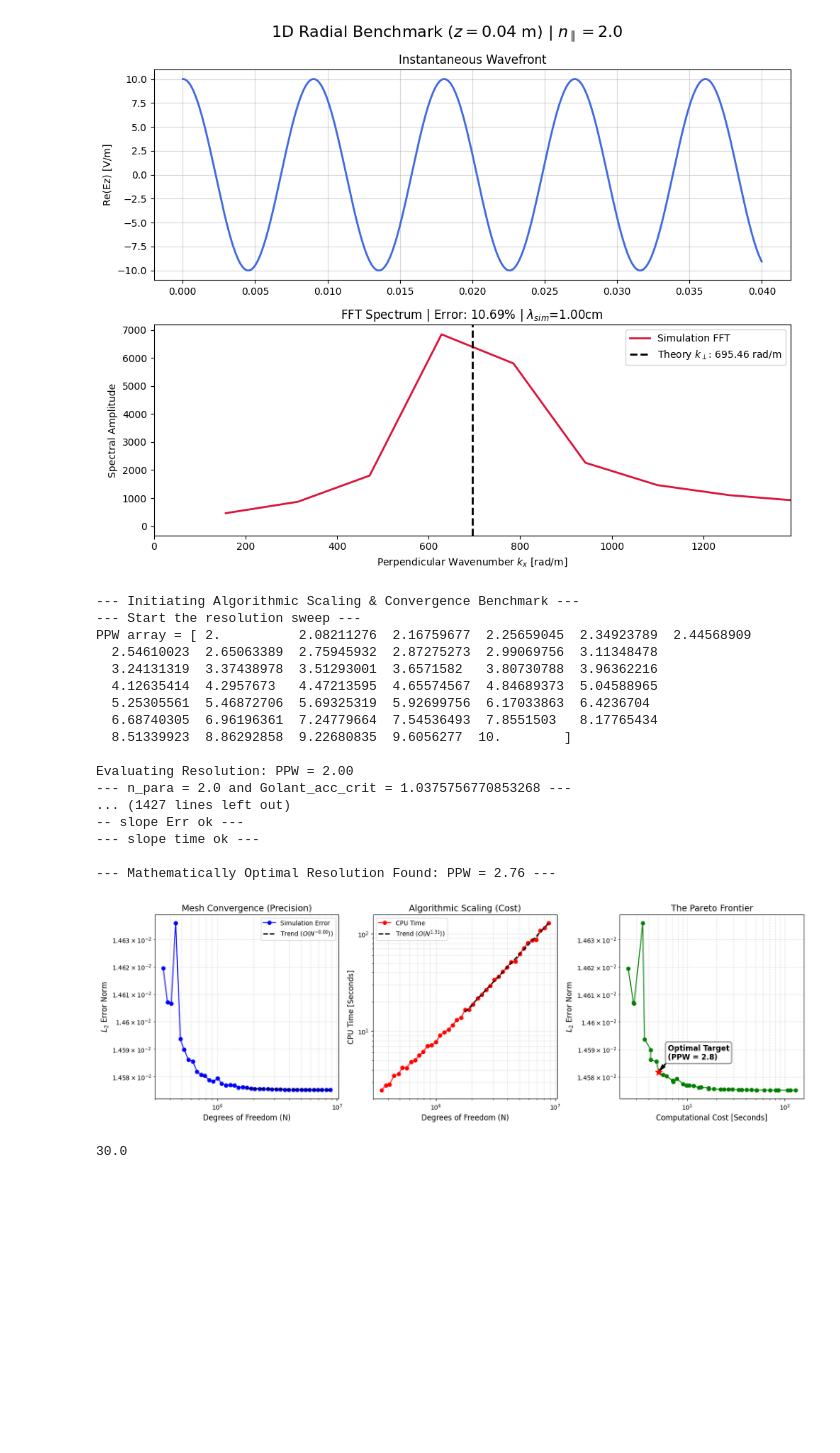
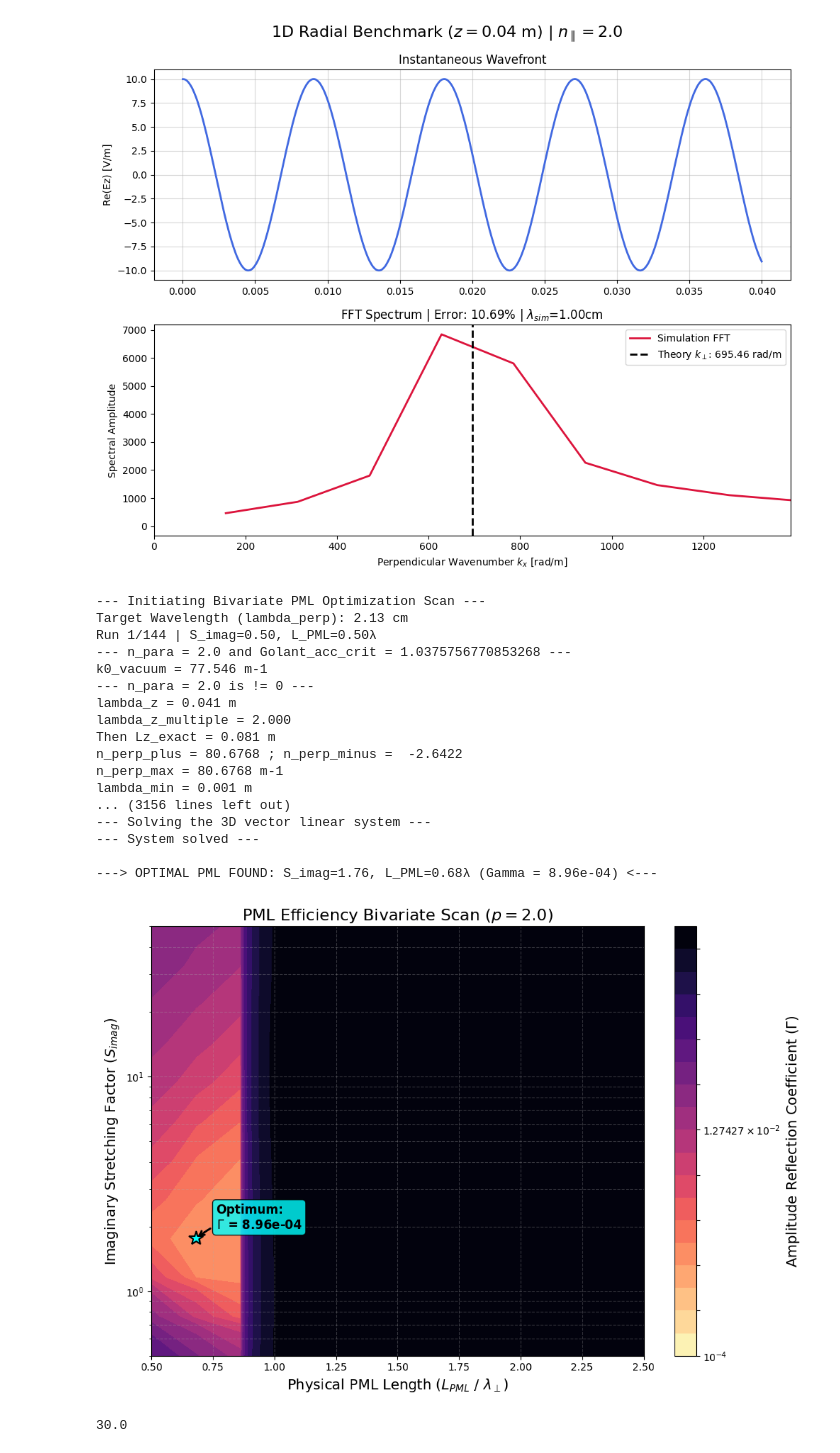
Before and after one commit to RemiBellon/LH_coupling_code_remi, a Jupyter notebook: LH_2D_Coupling___V3/main_jupyterNB_2DCoupling_V3.ipynb, the cells around one changed output. Cells and saved outputs as stored; diff of their text form; code cells hidden in the pictures; blank space fills up the shorter version.

Commit message:
radial profile (ok), convergence mesh (ampltude très petite bizarre ?), pml param scan (en cours: bug)

```diff
--- a/LH_2D_Coupling___V3/main_jupyterNB_2DCoupling_V3.ipynb
+++ b/LH_2D_Coupling___V3/main_jupyterNB_2DCoupling_V3.ipynb
@@ -65,26 +65,28 @@ my_pp.benchmark_1D_radial_profile(mesh, GF_E_field, cfg, figure_save_dir, compon
 Regime: Propagating Wave. Executing FFT...
 [figure]
 # %%
-my_pp.benchmark_mesh_convergence(solver, cfg, figure_save_dir)
+# my_pp.benchmark_mesh_convergence(solver, cfg, figure_save_dir)
-# %% [output]
---- Initiating Algorithmic Scaling & Convergence Benchmark ---
---- Start the resolution sweep ---
-PPW array = [ 2.          2.08211276  2.16759677  2.25659045  2.34923789  2.44568909
-  2.54610023  2.65063389  2.75945932  2.87275273  2.99069756  3.11348478
-  3.24131319  3.37438978  3.51293001  3.6571582   3.80730788  3.96362216
-  4.12635414  4.2957673   4.47213595  4.65574567  4.84689373  5.04588965
-  5.25305561  5.46872706  5.69325319  5.92699756  6.17033863  6.4236704
-  6.68740305  6.96196361  7.24779664  7.54536493  7.8551503   8.17765434
-  8.51339923  8.86292858  9.22680835  9.6056277  10.        ]
-
-Evaluating Resolution: PPW = 2.00
---- n_para = 2.0 and Golant_acc_crit = 1.0375756770853268 ---
-... (1427 lines left out)
--- slope Err ok ---
---- slope time ok ---
-
---- Mathematically Optimal Resolution Found: PPW = 2.76 ---
-[figure, removed]
+# %%
+my_pp.optimize_pml_parameters(solver, cfg, figure_save_dir)
+# %% [output]
+--- Initiating Bivariate PML Optimization Scan ---
+Target Wavelength (lambda_perp): 2.13 cm
+Run 1/144 | S_imag=0.50, L_PML=0.50λ
+--- n_para = 2.0 and Golant_acc_crit = 1.0375756770853268 ---
+k0_vacuum = 77.546 m-1
+--- n_para = 2.0 is != 0 ---
+lambda_z = 0.041 m
+lambda_z_multiple = 2.000
+Then Lz_exact = 0.081 m
+n_perp_plus = 80.6768 ; n_perp_minus =  -2.6422
+n_perp_max = 80.6768 m-1
+lambda_min = 0.001 m
+... (3156 lines left out)
+--- Solving the 3D vector linear system ---
+--- System solved ---
+
+---> OPTIMAL PML FOUND: S_imag=1.76, L_PML=0.68λ (Gamma = 8.96e-04) <---
+[figure, added]
 # %%
 # Pour faire des boucles sur les params de config_dict
 
```
Also changed, not shown: parts of 2 cells of this notebook, 9 other files.
